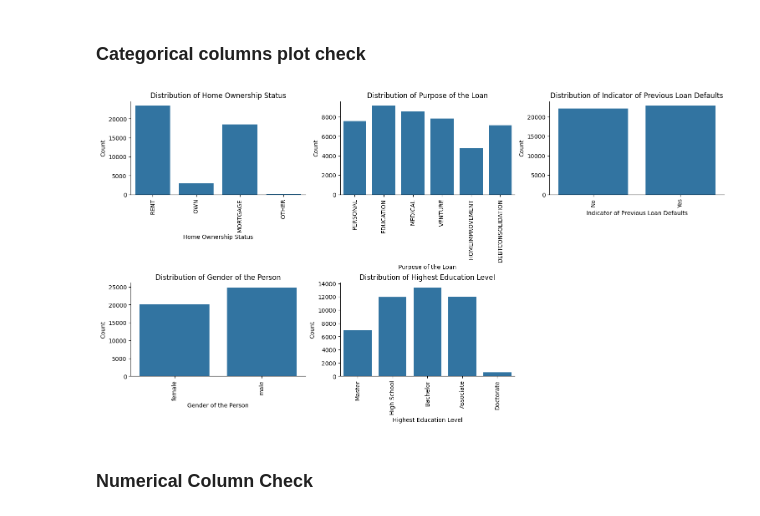
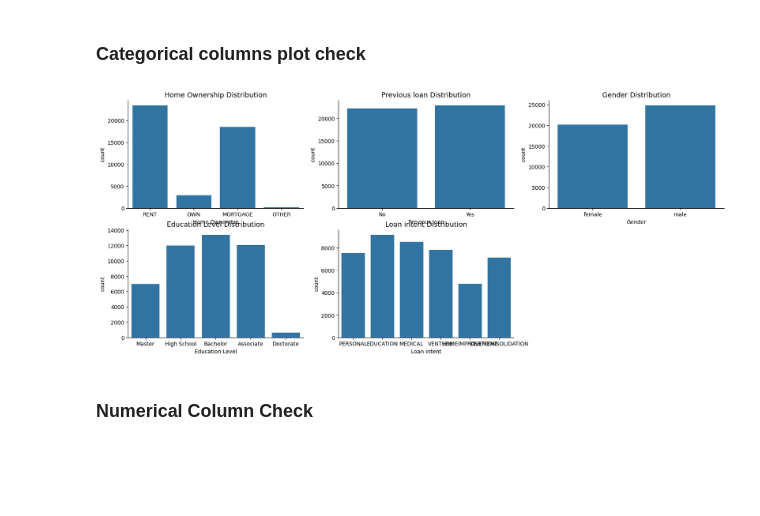
Before and after one commit to perryfalcon0410/Loan-Approval-Analysis, a Jupyter notebook: Loan_approval_analysis.ipynb, the cells around one changed output. Saved outputs shown, nothing was run; the diff lists cells and outputs as text; code cells hidden in the pictures; blank space fills up the shorter version.

```diff
--- a/Loan_approval_analysis.ipynb
+++ b/Loan_approval_analysis.ipynb
@@ -129,35 +122,31 @@ Name: count, dtype: int64
 # %% [markdown]
 ### Categorical columns plot check
 # %%
-# Define plot names and related categorical columns
-plot_details = [
-    ("person_home_ownership", "Home Ownership Status"),
-    ("loan_intent", "Purpose of the Loan"),
-    ("previous_loan_defaults_on_file", "Indicator of Previous Loan Defaults"),
-    ("person_gender", "Gender of the Person"),
-    ("person_education", "Highest Education Level")
+plot_cat = [
+    ("person_home_ownership", "Home Ownership"),
+    ("previous_loan_defaults_on_file", "Previous loan"),
+    ("person_gender", "Gender"),
+    ("person_education", "Education Level"),
+    ("loan_intent", "Loan intent")
 ]
 
-# Create subplots
-fig, axes = plt.subplots(2, 3, figsize=(15, 8), constrained_layout=True)
 
-# Flatten the axes for easier iteration and iterate through the columns
-for ax, (col, label) in zip(axes.flat, plot_details):
+fig, axes = plt.subplots(2, 3, figsize=(20, 8))
+
+for ax, (col, label) in zip(axes.flat, plot_cat):
     sns.countplot(x=col, data=df, ax=ax)
-    ax.set_title(f"Distribution of {label}", fontsize=12)
+    ax.set_title(f"{label} Distribution", fontsize=13)
     ax.set_xlabel(label)
-    ax.set_ylabel("Count")
-    ax.tick_params(axis='x', rotation=90)
+    ax.set_ylabel("count")
+    ax.tick_params(axis='x')
 
-# Remove unused subplots, if any
-for ax in axes.flat[len(plot_details):]:
+for ax in axes.flat[len(plot_cat):]:
     ax.remove()
 
-# Enhance overall aesthetics and display
 sns.despine()
 plt.show()
 # %% [output]
-[figure, old version]
+[figure, new version]
 # %% [markdown]
 ### Numerical Column Check
 # %%
```
Also changed, not shown: parts of 19 cells of this notebook.
